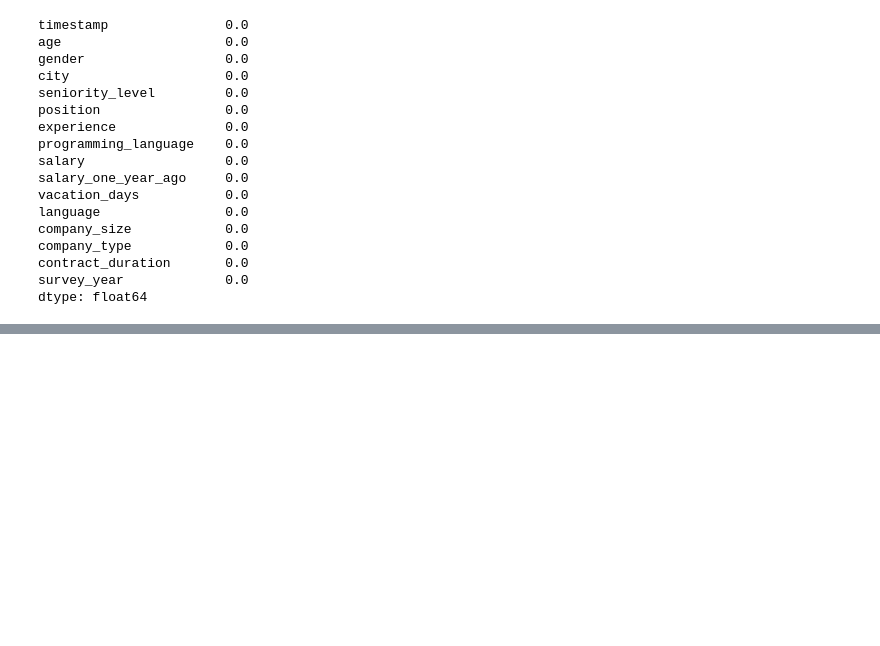
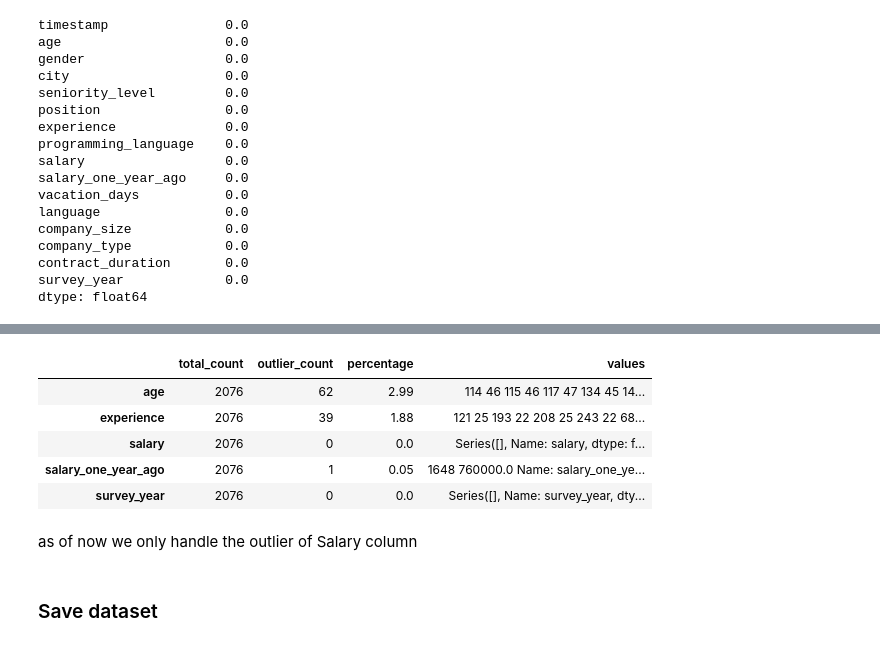
Before and after one commit to adnaaaen/eda-and-visualization, a Jupyter notebook: IT-salary/notebooks/initial_cleaning.ipynb, the cells around one changed output, grey strips where cells are left out. Saved outputs shown, nothing was run; the diff lists cells and outputs as text; code cells hidden in the pictures; blank space fills up the shorter version.

```diff
--- a/IT-salary/notebooks/initial_cleaning.ipynb
+++ b/IT-salary/notebooks/initial_cleaning.ipynb
@@ -167 +201,26 @@ dtype: float64
+# %%
+def handle_outliers(df: pd.DataFrame, columns: list[str], threshold: float = 1.5) -> pd.DataFrame:
+    temp = df.copy()
+    for each in columns:
+        Q1, Q3 = temp[each].quantile([.25, .75])
+        IQR = Q3 - Q1
+        lower_limit = Q1 - (IQR * threshold)
+        upper_limit = Q3 + (IQR * threshold)
+        temp = temp[temp[each].between(lower_limit, upper_limit)]
+    return temp
+# %%
+new_df = handle_outliers(df = df, columns = ["salary"])
+# %%
+show_outlier_details(new_df, columns = numerical_columns)
+# %% [output]
+|  | total_count | outlier_count | percentage | values |
+| age | 2076 | 62 | 2.99 | 114 46 115 46 117 47 134 45 14... |
+| experience | 2076 | 39 | 1.88 | 121 25 193 22 208 25 243 22 68... |
+| salary | 2076 | 0 | 0.0 | Series([], Name: salary, dtype: f... |
+| salary_one_year_ago | 2076 | 1 | 0.05 | 1648 760000.0 Name: salary_one_ye... |
+| survey_year | 2076 | 0 | 0.0 | Series([], Name: survey_year, dty... |
+# %% [markdown]
+as of now we only handle the outlier of Salary column
+# %% [markdown]
+### Save dataset
 # %%
```
Also changed, not shown: parts of 10 cells of this notebook, 6 other files.
